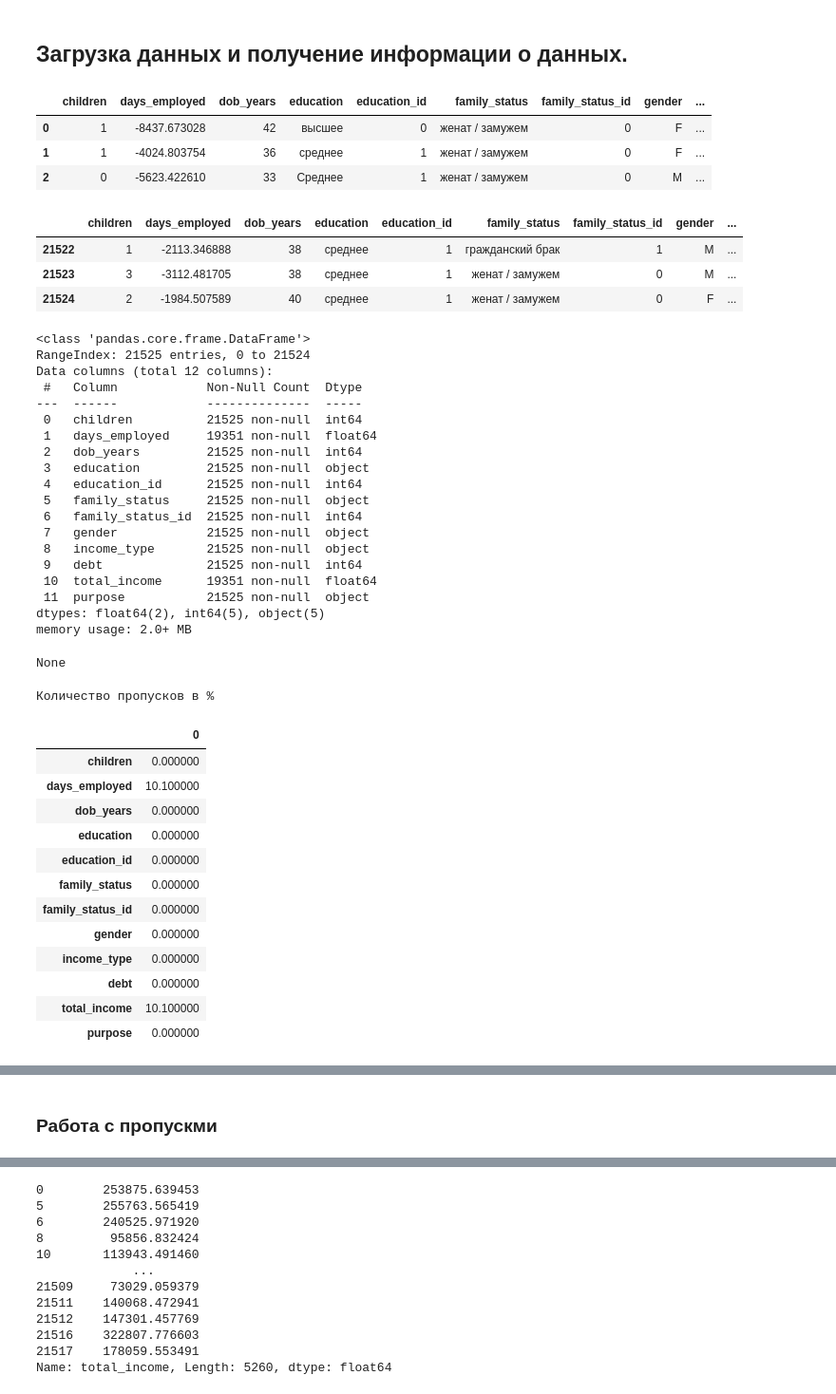
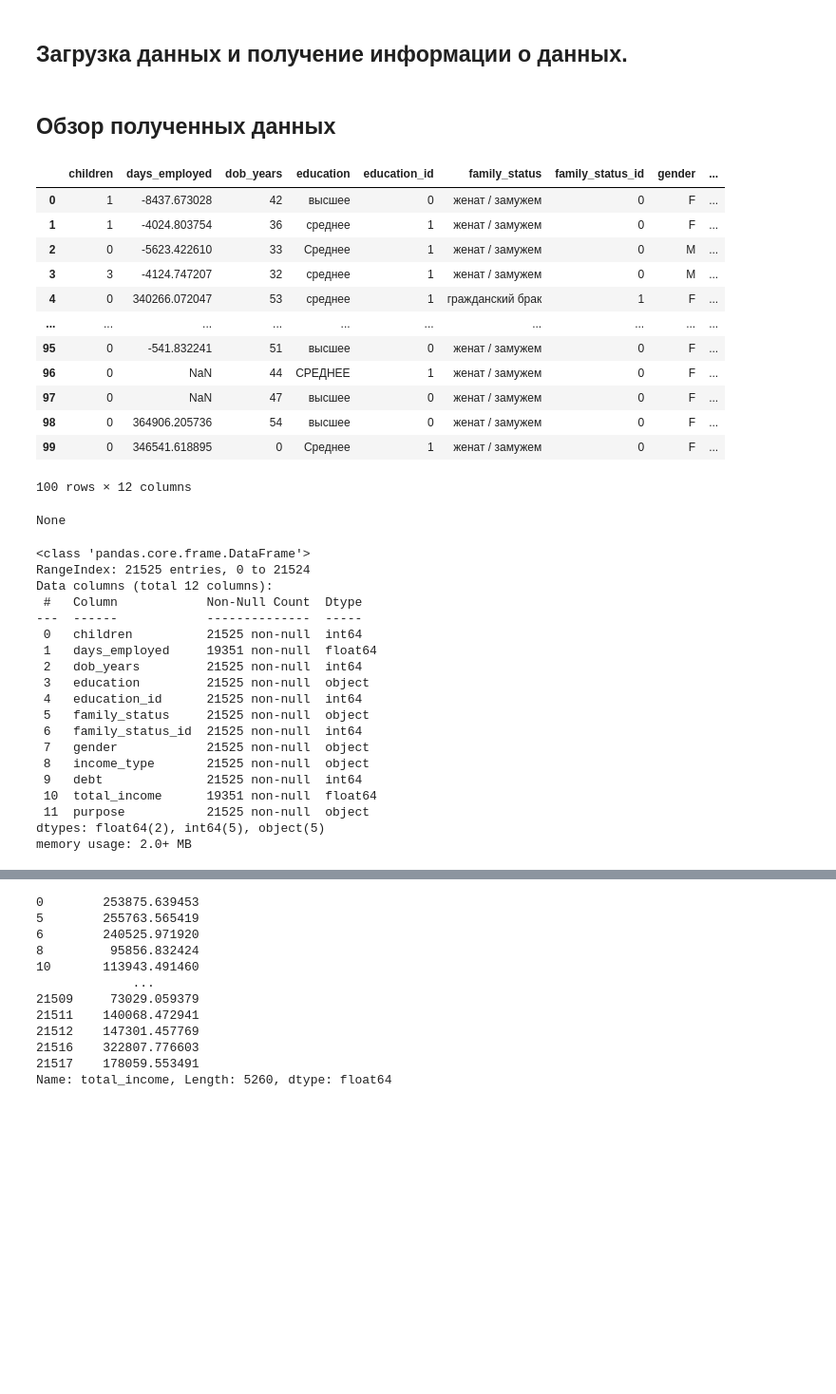
Before and after one commit to FrolovskiyKirill/Data-Science-Projects, a Jupyter notebook: Project_One.ipynb, the cells around one changed output, grey strips where cells are left out. Shown at 95% size. Drawn from its saved outputs; the diff is of its cells as text; code cells hidden in the pictures; blank space fills up the shorter version.

```diff
--- a/Project_One.ipynb
+++ b/Project_One.ipynb
@@ -9,55 +14,52 @@ try:
   df = pd.read_csv('drive/MyDrive/datasets/data.csv')
 except:
   df = pd.read_csv('https://code.s3.yandex.net/datasets/data.csv')
+# %% [markdown]
+## Обзор полученных данных
 # %%
 def info_df(data):
-  display(data.head(3), loaner_df.tail(3))
+  display(data.head(100))
   display(data.info())
   print('')
-  print('Количество пропусков в %')
+  print('Количество пропусков в процентах')
   display(pd.DataFrame(round(data.isna().mean()*100, 2)).style.background_gradient())
 
-info_df(df)
+display(df.head(100))
+display(df.info())
+df.describe()
+
+# info_df(df)
 # %% [output]
 |  | children | days_employed | dob_years | education | education_id | family_status | family_status_id | gender | ... |
 | 0 | 1 | -8437.673028 | 42 | высшее | 0 | женат / замужем | 0 | F | ... |
 | 1 | 1 | -4024.803754 | 36 | среднее | 1 | женат / замужем | 0 | F | ... |
 | 2 | 0 | -5623.422610 | 33 | Среднее | 1 | женат / замужем | 0 | M | ... |
+| 3 | 3 | -4124.747207 | 32 | среднее | 1 | женат / замужем | 0 | M | ... |
+| 4 | 0 | 340266.072047 | 53 | среднее | 1 | гражданский брак | 1 | F | ... |
+| ... | ... | ... | ... | ... | ... | ... | ... | ... | ... |
+| 95 | 0 | -541.832241 | 51 | высшее | 0 | женат / замужем | 0 | F | ... |
+| 96 | 0 | NaN | 44 | СРЕДНЕЕ | 1 | женат / замужем | 0 | F | ... |
+| 97 | 0 | NaN | 47 | высшее | 0 | женат / замужем | 0 | F | ... |
+| 98 | 0 | 364906.205736 | 54 | высшее | 0 | женат / замужем | 0 | F | ... |
+| 99 | 0 | 346541.618895 | 0 | Среднее | 1 | женат / замужем | 0 | F | ... |
-|  | children | days_employed | dob_years | education | education_id | family_status | family_status_id | gender | ... |
-| 21522 | 1 | -2113.346888 | 38 | среднее | 1 | гражданский брак | 1 | M | ... |
-| 21523 | 3 | -3112.481705 | 38 | среднее | 1 | женат / замужем | 0 | M | ... |
-| 21524 | 2 | -1984.507589 | 40 | среднее | 1 | женат / замужем | 0 | F | ... |
-<class 'pandas.core.frame.DataFrame'>
-RangeIndex: 21525 entries, 0 to 21524
-Data columns (total 12 columns):
- #   Column            Non-Null Count  Dtype
----  ------            --------------  -----
- 0   children          21525 non-null  int64
- 1   days_employed     19351 non-null  float64
- 2   dob_years         21525 non-null  int64
- 3   education         21525 non-null  object
- 4   education_id      21525 non-null  int64
- 5   family_status     21525 non-null  object
- 6   family_status_id  21525 non-null  int64
- 7   gender            21525 non-null  object
- 8   income_type       21525 non-null  object
- 9   debt              21525 non-null  int64
- 10  total_income      19351 non-null  float64
- 11  purpose           21525 non-null  object
-dtypes: float64(2), int64(5), object(5)
-memory usage: 2.0+ MB
+100 rows × 12 columns
 None
-Количество пропусков в %
+<class 'pandas.core.frame.DataFrame'>
+RangeIndex: 21525 entries, 0 to 21524
+Data columns (total 12 columns):
+ #   Column            Non-Null Count  Dtype
+---  ------            --------------  -----
+ 0   children          21525 non-null  int64
+ 1   days_employed     19351 non-null  float64
+ 2   dob_years         21525 non-null  int64
+ 3   education         21525 non-null  object
+ 4   education_id      21525 non-null  int64
+ 5   family_status     21525 non-null  object
+ 6   family_status_id  21525 non-null  int64
+ 7   gender            21525 non-null  object
+ 8   income_type       21525 non-null  object
+ 9   debt              21525 non-null  int64
+ 10  total_income      19351 non-null  float64
+ 11  purpose           21525 non-null  object
+dtypes: float64(2), int64(5), object(5)
+memory usage: 2.0+ MB
-|  | 0 |
-| children | 0.000000 |
-| days_employed | 10.100000 |
-| dob_years | 0.000000 |
-| education | 0.000000 |
-| education_id | 0.000000 |
-| family_status | 0.000000 |
-| family_status_id | 0.000000 |
-| gender | 0.000000 |
-| income_type | 0.000000 |
-| debt | 0.000000 |
-| total_income | 10.100000 |
-| purpose | 0.000000 |
@@ -64,2 +74,0 @@ None
-# %% [markdown]
-### Работа с пропускми
```
Also changed, not shown: parts of 19 cells of this notebook.
